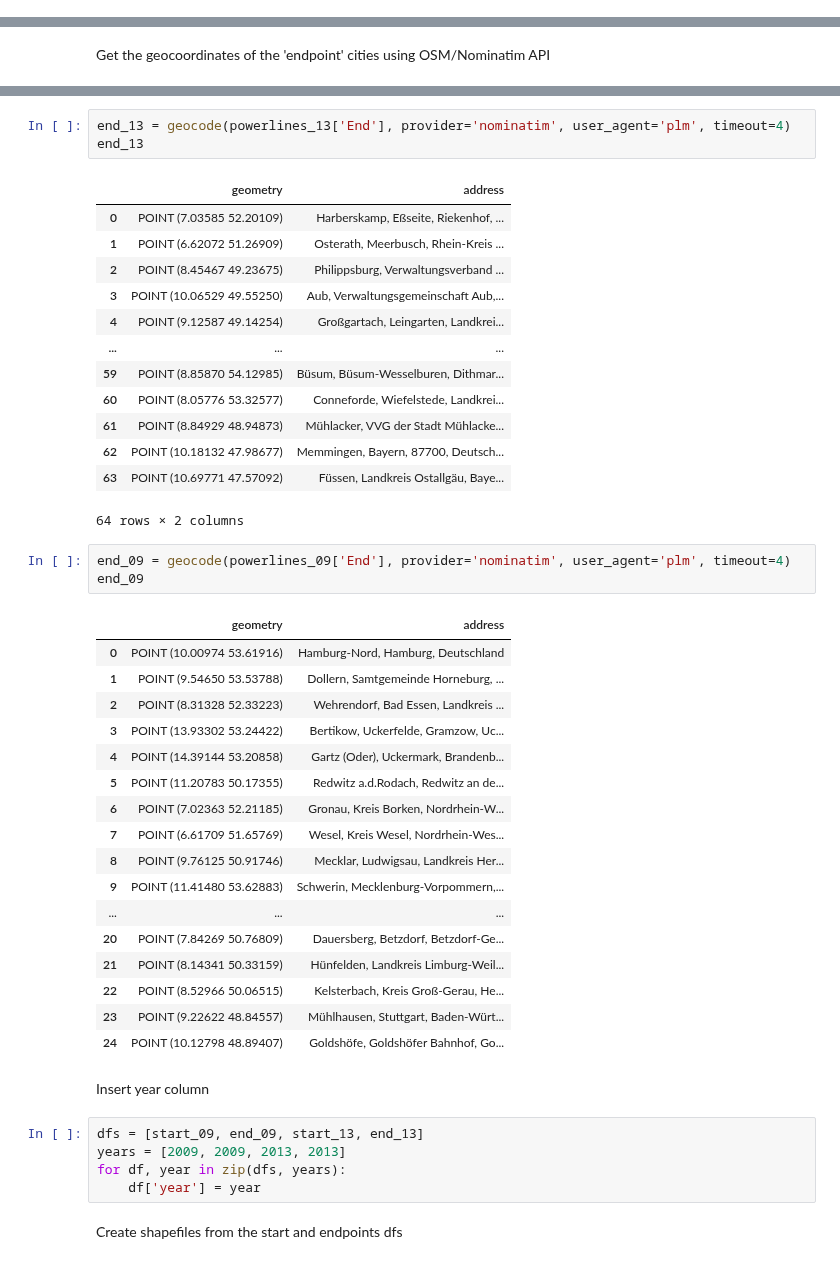
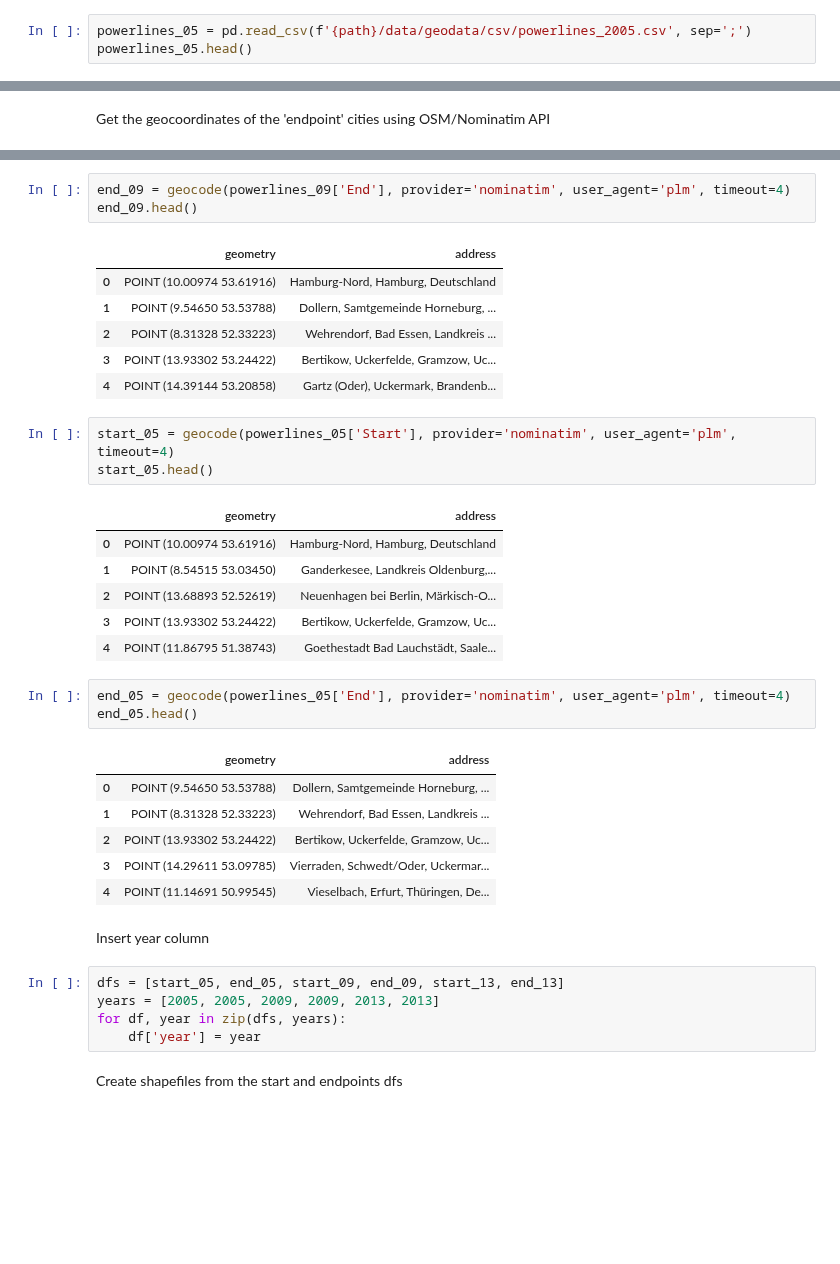
Before and after one commit to jan-schaeffer/powerlinemonsters, a Jupyter notebook: pl_corridors.ipynb, the cells around one changed output, grey strips where cells are left out. Saved outputs shown, nothing was run; the diff lists cells and outputs as text; blank space fills up the shorter version.

```diff
--- a/pl_corridors.ipynb
+++ b/pl_corridors.ipynb
@@ -38,3 +38,6 @@ powerlines_09.head()
 | 2 | 2 | Ganderkesee | Wehrendorf Bad Essen | 1 | NaN | NaN | NaN | NaN |
 | 3 | 3 | Neuenhagen bei Berlin | Bertikow | 1 | NaN | NaN | NaN | NaN |
 | 4 | 3 | Bertikow | Gartz Oder | 1 | NaN | NaN | NaN | NaN |
+# %%
+powerlines_05 = pd.read_csv(f'{path}/data/geodata/csv/powerlines_2005.csv', sep=';')
+powerlines_05.head()
@@ -85,46 +94,38 @@ start_09
 # %%
-end_13 = geocode(powerlines_13['End'], provider='nominatim', user_agent='plm', timeout=4)
-end_13
+end_09 = geocode(powerlines_09['End'], provider='nominatim', user_agent='plm', timeout=4)
+end_09.head()
 # %% [output]
 |  | geometry | address |
-| 0 | POINT (7.03585 52.20109) | Harberskamp, Eßseite, Riekenhof, ... |
-| 1 | POINT (6.62072 51.26909) | Osterath, Meerbusch, Rhein-Kreis ... |
-| 2 | POINT (8.45467 49.23675) | Philippsburg, Verwaltungsverband ... |
-| 3 | POINT (10.06529 49.55250) | Aub, Verwaltungsgemeinschaft Aub,... |
-| 4 | POINT (9.12587 49.14254) | Großgartach, Leingarten, Landkrei... |
-| ... | ... | ... |
-| 59 | POINT (8.85870 54.12985) | Büsum, Büsum-Wesselburen, Dithmar... |
-| 60 | POINT (8.05776 53.32577) | Conneforde, Wiefelstede, Landkrei... |
-| 61 | POINT (8.84929 48.94873) | Mühlacker, VVG der Stadt Mühlacke... |
-| 62 | POINT (10.18132 47.98677) | Memmingen, Bayern, 87700, Deutsch... |
-| 63 | POINT (10.69771 47.57092) | Füssen, Landkreis Ostallgäu, Baye... |
+| 0 | POINT (10.00974 53.61916) | Hamburg-Nord, Hamburg, Deutschland |
+| 1 | POINT (9.54650 53.53788) | Dollern, Samtgemeinde Horneburg, ... |
+| 2 | POINT (8.31328 52.33223) | Wehrendorf, Bad Essen, Landkreis ... |
+| 3 | POINT (13.93302 53.24422) | Bertikow, Uckerfelde, Gramzow, Uc... |
+| 4 | POINT (14.39144 53.20858) | Gartz (Oder), Uckermark, Brandenb... |
-64 rows × 2 columns
+# %%
+start_05 = geocode(powerlines_05['Start'], provider='nominatim', user_agent='plm', timeout=4)
+start_05.head()
+# %% [output]
+|  | geometry | address |
+| 0 | POINT (10.00974 53.61916) | Hamburg-Nord, Hamburg, Deutschland |
+| 1 | POINT (8.54515 53.03450) | Ganderkesee, Landkreis Oldenburg,... |
+| 2 | POINT (13.68893 52.52619) | Neuenhagen bei Berlin, Märkisch-O... |
+| 3 | POINT (13.93302 53.24422) | Bertikow, Uckerfelde, Gramzow, Uc... |
+| 4 | POINT (11.86795 51.38743) | Goethestadt Bad Lauchstädt, Saale... |
 # %%
-end_09 = geocode(powerlines_09['End'], provider='nominatim', user_agent='plm', timeout=4)
-end_09
+end_05 = geocode(powerlines_05['End'], provider='nominatim', user_agent='plm', timeout=4)
+end_05.head()
 # %% [output]
 |  | geometry | address |
-| 0 | POINT (10.00974 53.61916) | Hamburg-Nord, Hamburg, Deutschland |
-| 1 | POINT (9.54650 53.53788) | Dollern, Samtgemeinde Horneburg, ... |
-| 2 | POINT (8.31328 52.33223) | Wehrendorf, Bad Essen, Landkreis ... |
-| 3 | POINT (13.93302 53.24422) | Bertikow, Uckerfelde, Gramzow, Uc... |
-| 4 | POINT (14.39144 53.20858) | Gartz (Oder), Uckermark, Brandenb... |
-| 5 | POINT (11.20783 50.17355) | Redwitz a.d.Rodach, Redwitz an de... |
-| 6 | POINT (7.02363 52.21185) | Gronau, Kreis Borken, Nordrhein-W... |
-| 7 | POINT (6.61709 51.65769) | Wesel, Kreis Wesel, Nordrhein-Wes... |
-| 8 | POINT (9.76125 50.91746) | Mecklar, Ludwigsau, Landkreis Her... |
-| 9 | POINT (11.41480 53.62883) | Schwerin, Mecklenburg-Vorpommern,... |
-| ... | ... | ... |
-| 20 | POINT (7.84269 50.76809) | Dauersberg, Betzdorf, Betzdorf-Ge... |
-| 21 | POINT (8.14341 50.33159) | Hünfelden, Landkreis Limburg-Weil... |
-| 22 | POINT (8.52966 50.06515) | Kelsterbach, Kreis Groß-Gerau, He... |
-| 23 | POINT (9.22622 48.84557) | Mühlhausen, Stuttgart, Baden-Würt... |
-| 24 | POINT (10.12798 48.89407) | Goldshöfe, Goldshöfer Bahnhof, Go... |
+| 0 | POINT (9.54650 53.53788) | Dollern, Samtgemeinde Horneburg, ... |
+| 1 | POINT (8.31328 52.33223) | Wehrendorf, Bad Essen, Landkreis ... |
+| 2 | POINT (13.93302 53.24422) | Bertikow, Uckerfelde, Gramzow, Uc... |
+| 3 | POINT (14.29611 53.09785) | Vierraden, Schwedt/Oder, Uckermar... |
+| 4 | POINT (11.14691 50.99545) | Vieselbach, Erfurt, Thüringen, De... |
 # %% [markdown]
 Insert year column
 # %%
-dfs = [start_09, end_09, start_13, end_13]
-years = [2009, 2009, 2013, 2013]
+dfs = [start_05, end_05, start_09, end_09, start_13, end_13]
+years = [2005, 2005, 2009, 2009, 2013, 2013]
 for df, year in zip(dfs, years):
     df['year'] = year
 # %% [markdown]
```
Also changed, not shown: parts of 13 cells of this notebook, 10 other files.
